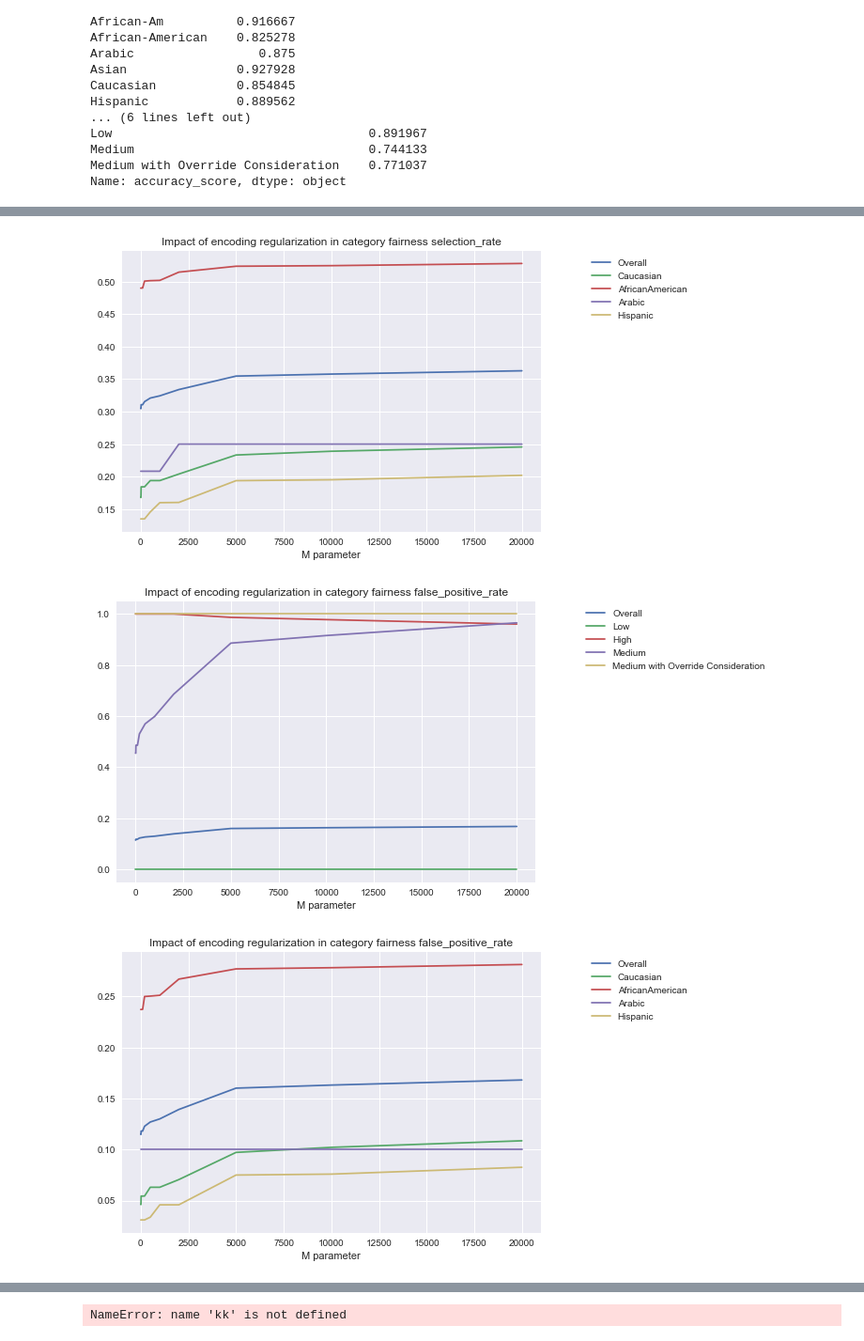
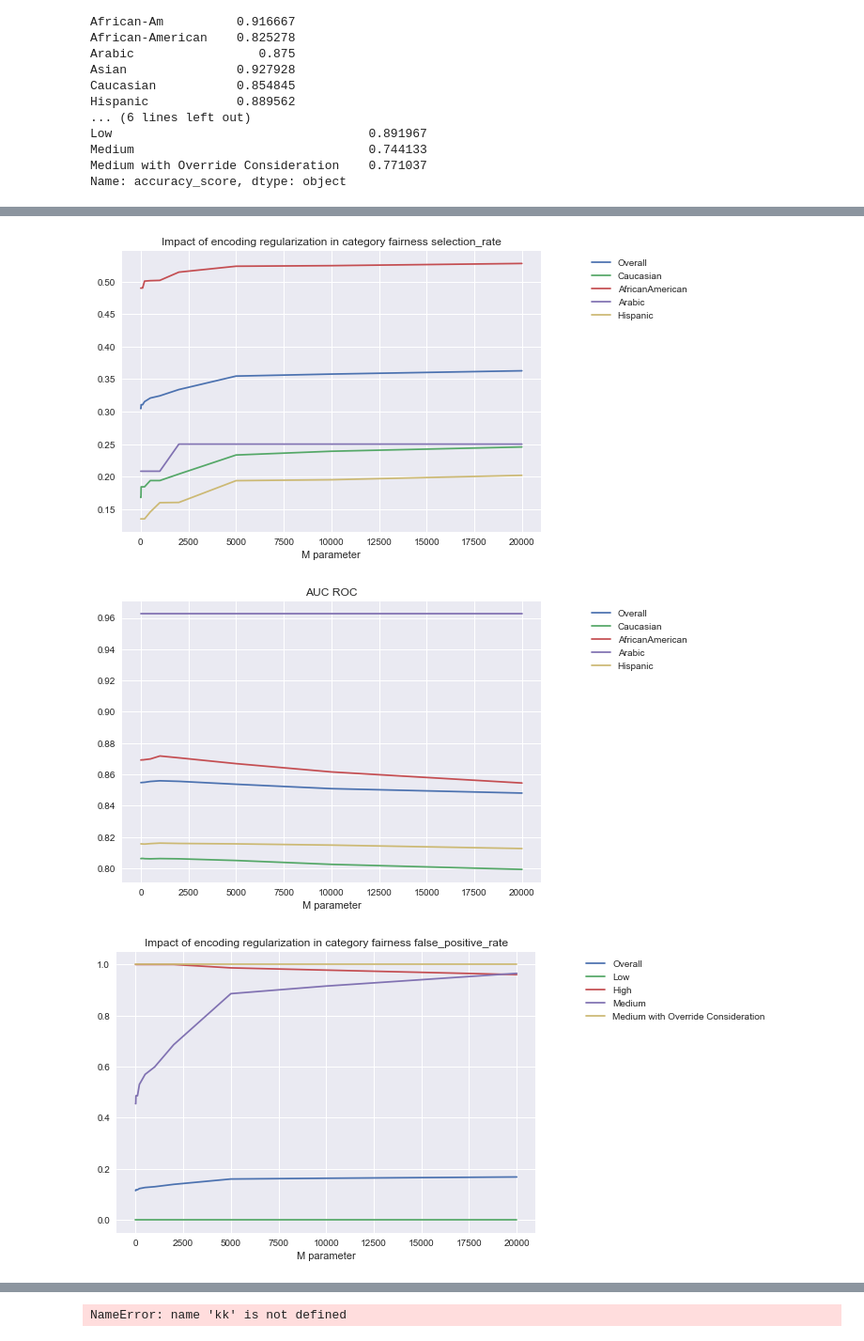
Before and after one commit to cmougan/FairEncoder, a Jupyter notebook: Experiment.ipynb, the cells around one changed output, grey strips where cells are left out. Shown: that part at 94% size. Cells and saved outputs as stored; diff of their text form; code cells hidden in the pictures.

Commit message:
auc roc graph

```diff
--- a/Experiment.ipynb
+++ b/Experiment.ipynb
@@ -150,22 +172,28 @@ for metrics in [selection_rate, false_positive_rate, true_positive_rate]:
     gms = []
     gms_rec = []
     ms = []
+    auc = {}
 
     param = [0, 1, 2, 5, 10, 20, 50, 100, 200, 500, 1000, 2000, 5000, 10_000, 20_000]
     # np.linspace(0,X_tr.shape[0],20)
     for m in tqdm(param):
         encoder = MEstimateEncoder(m=m)
         model = LogisticRegression()
-        # model = GradientBoostingClassifier()
+        #model = GradientBoostingClassifier()
 
-        preds = fit_predict(
-            modelo=model, enc=encoder, data=X_tr, target=y_tr, test=X_te
-        )
+        pipe = Pipeline([("encoder", encoder), ("model", model)])
+        pipe.fit(X_tr, y_tr)
+        preds = pipe.predict(X_te)
+
+
         gm = MetricFrame(
             metrics=metrics,
             y_true=y_te,
             y_pred=preds,
             sensitive_features=X_te["Ethnic_Code_Text"],
+        )
+        auc = auc_group(
+            model=pipe, data=X_te, y_true=y_te, dicc=auc, group="Ethnic_Code_Text"
         )
         gm_rec = MetricFrame(
             metrics=metrics,
@@ -178,6 +206,7 @@ for metrics in [selection_rate, false_positive_rate, true_positive_rate]:
         gms_rec.append(gm_rec)
         ms.append(m)
 
+    # Impact Score
     plt.figure()
     title = "Impact of encoding regularization in category fairness " + str(
         metrics.__name__
@@ -189,32 +218,44 @@ for metrics in [selection_rate, false_positive_rate, true_positive_rate]:
     plt.plot(ms, [gm.by_group["High"] for gm in gms_rec], label="High")
     plt.plot(ms, [gm.by_group["Medium"] for gm in gms_rec], label="Medium")
     plt.plot(
         ms,
         [gm.by_group["Medium with Override Consideration"] for gm in gms_rec],
         label="Medium with Override Consideration",
     )
 
     plt.legend(bbox_to_anchor=(1.1, 1))
     plt.show()
 
+    # Ethnic
     plt.figure()
     title = "Impact of encoding regularization in category fairness " + str(
         metrics.__name__
     )
     plt.title(title)
     plt.xlabel("M parameter")
     plt.plot(ms, [gm.overall for gm in gms], label="Overall")
     plt.plot(ms, [gm.by_group["Caucasian"] for gm in gms], label="Caucasian")
     plt.plot(
         ms, [gm.by_group["African-American"] for gm in gms], label="AfricanAmerican"
     )
     plt.plot(ms, [gm.by_group["Arabic"] for gm in gms], label="Arabic")
     plt.plot(ms, [gm.by_group["Hispanic"] for gm in gms], label="Hispanic")
     # plt.plot(ms,[gm.by_group['Oriental'] for gm in gms],label='Oriental')
     plt.legend(bbox_to_anchor=(1.1, 1))
     plt.show()
+
+    # AUC ROC
+    plt.title("AUC ROC")
+    plt.xlabel("M parameter")
+    plt.plot(ms, auc['all'], label="Overall")
+    plt.plot(ms, auc["Caucasian"], label="Caucasian")
+    plt.plot(ms, auc["African-American"] , label="AfricanAmerican")
+    plt.plot(ms, auc["Arabic"], label="Arabic")
+    plt.plot(ms, auc["Hispanic"], label="Hispanic")
+    plt.legend(bbox_to_anchor=(1.1, 1))
+    plt.show()
 # %% [output]
 [figure]
 [figure]
-[figure, old version]
+[figure, new version]
-[figure, old version]
+[figure, new version]
```
Also changed, not shown: parts of 14 cells of this notebook.
